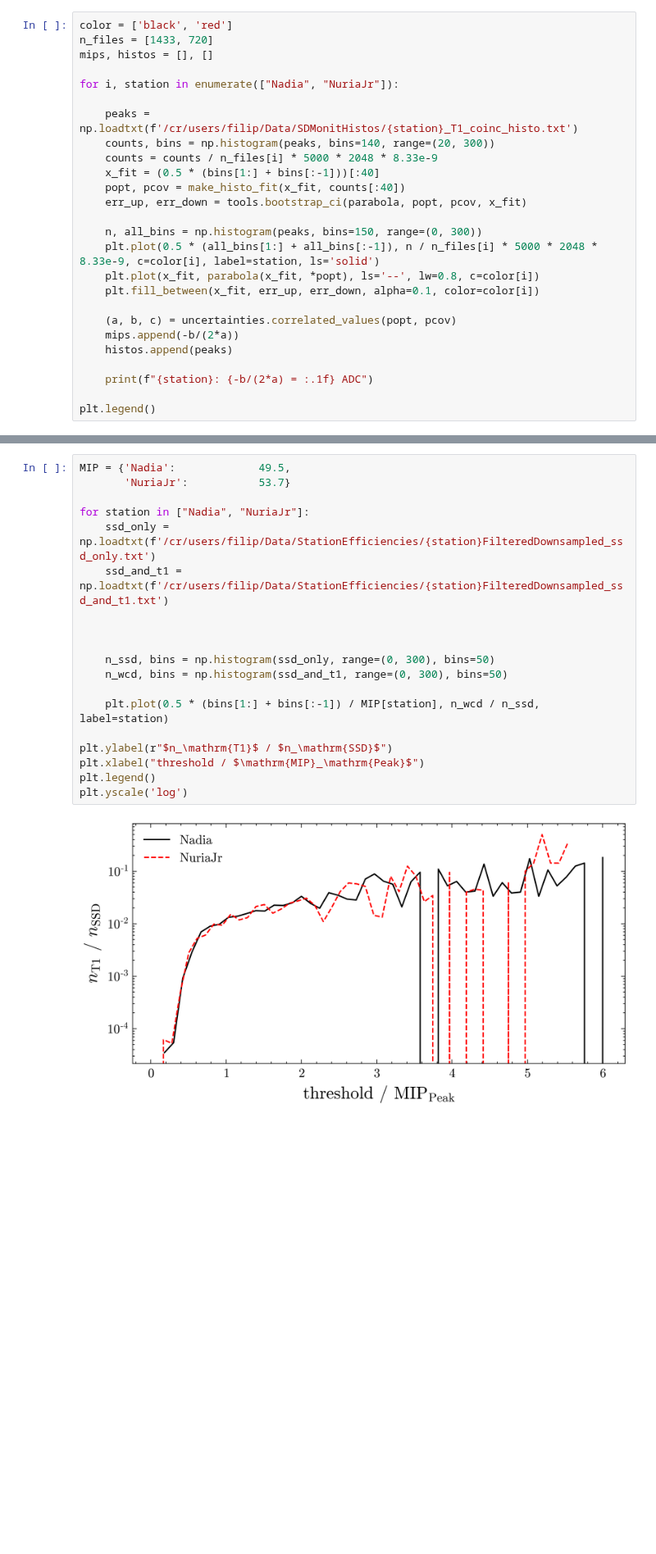
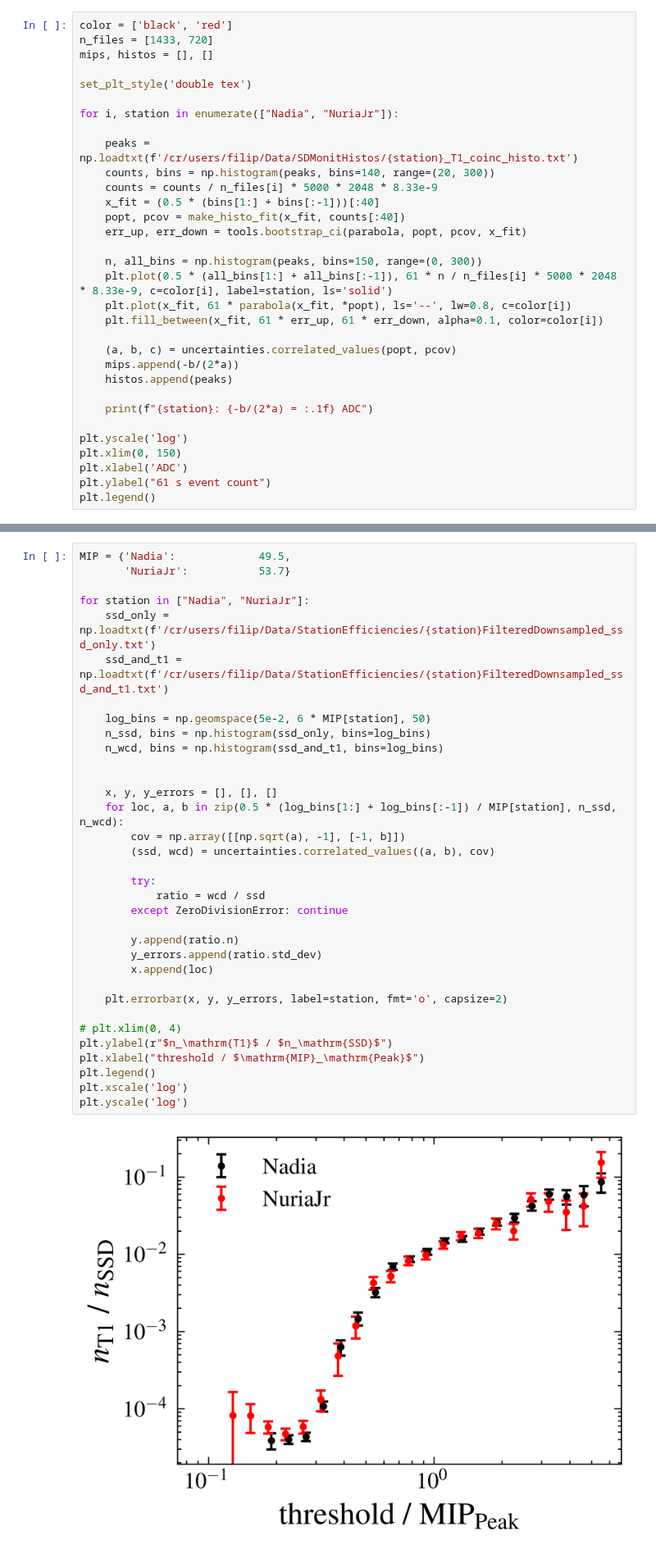
Before and after one commit to Quizznor/phd-thesis, a Jupyter notebook: Projects/SSDOnlineCalib/CheckMonitHistos/look_into_randoms.ipynb, the cells around one changed output, grey strips where cells are left out. Shown at 82% size. Cells and saved outputs as stored; diff of their text form; blank space fills up the shorter version.

```diff
--- a/Projects/SSDOnlineCalib/CheckMonitHistos/look_into_randoms.ipynb
+++ b/Projects/SSDOnlineCalib/CheckMonitHistos/look_into_randoms.ipynb
@@ -47,6 +31,8 @@ def make_histo_fit(x, y):
 color = ['black', 'red']
 n_files = [1433, 720]
 mips, histos = [], []
+
+set_plt_style('double tex')
 
 for i, station in enumerate(["Nadia", "NuriaJr"]):
 
@@ -58,9 +44,9 @@ for i, station in enumerate(["Nadia", "NuriaJr"]):
     err_up, err_down = tools.bootstrap_ci(parabola, popt, pcov, x_fit)
 
     n, all_bins = np.histogram(peaks, bins=150, range=(0, 300))
-    plt.plot(0.5 * (all_bins[1:] + all_bins[:-1]), n / n_files[i] * 5000 * 2048 * 8.33e-9, c=color[i], label=station, ls='solid')
-    plt.plot(x_fit, parabola(x_fit, *popt), ls='--', lw=0.8, c=color[i])
-    plt.fill_between(x_fit, err_up, err_down, alpha=0.1, color=color[i])
+    plt.plot(0.5 * (all_bins[1:] + all_bins[:-1]), 61 * n / n_files[i] * 5000 * 2048 * 8.33e-9, c=color[i], label=station, ls='solid')
+    plt.plot(x_fit, 61 * parabola(x_fit, *popt), ls='--', lw=0.8, c=color[i])
+    plt.fill_between(x_fit, 61 * err_up, 61 * err_down, alpha=0.1, color=color[i])
 
     (a, b, c) = uncertainties.correlated_values(popt, pcov)
     mips.append(-b/(2*a))
@@ -68,5 +54,9 @@ for i, station in enumerate(["Nadia", "NuriaJr"]):
 
     print(f"{station}: {-b/(2*a) = :.1f} ADC")
 
+plt.yscale('log')
+plt.xlim(0, 150)
+plt.xlabel('ADC')
+plt.ylabel("61 s event count")
 plt.legend()
 # %% [output]
@@ -99,21 +94,36 @@ Text(0, 0.5, '$\\sigma_\\mathrm{stat.}\\,/\\,\\mathrm{MIP}_\\mathrm{Peak}$')
 # %%
 MIP = {'Nadia':             49.5,
        'NuriaJr':           53.7}
 
 for station in ["Nadia", "NuriaJr"]:
     ssd_only = np.loadtxt(f'/cr/users/filip/Data/StationEfficiencies/{station}FilteredDownsampled_ssd_only.txt')
     ssd_and_t1 = np.loadtxt(f'/cr/users/filip/Data/StationEfficiencies/{station}FilteredDownsampled_ssd_and_t1.txt')
 
+    log_bins = np.geomspace(5e-2, 6 * MIP[station], 50)
+    n_ssd, bins = np.histogram(ssd_only, bins=log_bins)
+    n_wcd, bins = np.histogram(ssd_and_t1, bins=log_bins)
 
 
-    n_ssd, bins = np.histogram(ssd_only, range=(0, 300), bins=50)
-    n_wcd, bins = np.histogram(ssd_and_t1, range=(0, 300), bins=50)
+    x, y, y_errors = [], [], []
+    for loc, a, b in zip(0.5 * (log_bins[1:] + log_bins[:-1]) / MIP[station], n_ssd, n_wcd):
+        cov = np.array([[np.sqrt(a), -1], [-1, b]])
+        (ssd, wcd) = uncertainties.correlated_values((a, b), cov)
 
-    plt.plot(0.5 * (bins[1:] + bins[:-1]) / MIP[station], n_wcd / n_ssd, label=station)
+        try:
+            ratio = wcd / ssd
+        except ZeroDivisionError: continue
 
+        y.append(ratio.n)
+        y_errors.append(ratio.std_dev)
+        x.append(loc)
+
+    plt.errorbar(x, y, y_errors, label=station, fmt='o', capsize=2)
+
+# plt.xlim(0, 4)
 plt.ylabel(r"$n_\mathrm{T1}$ / $n_\mathrm{SSD}$")
 plt.xlabel("threshold / $\mathrm{MIP}_\mathrm{Peak}$")
 plt.legend()
+plt.xscale('log')
 plt.yscale('log')
 # %% [output]
-[figure, old version]
+[figure, new version]
```
Also changed, not shown: parts of 3 cells of this notebook, 1 other file.
